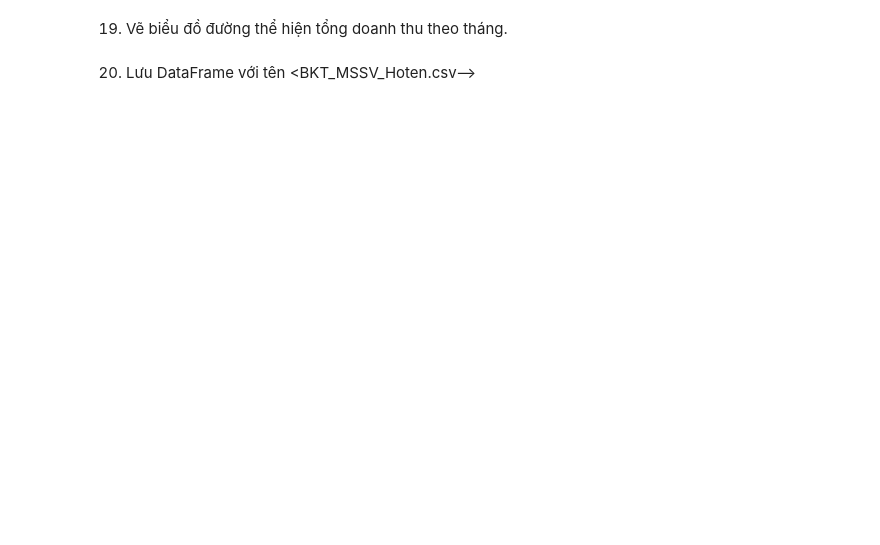
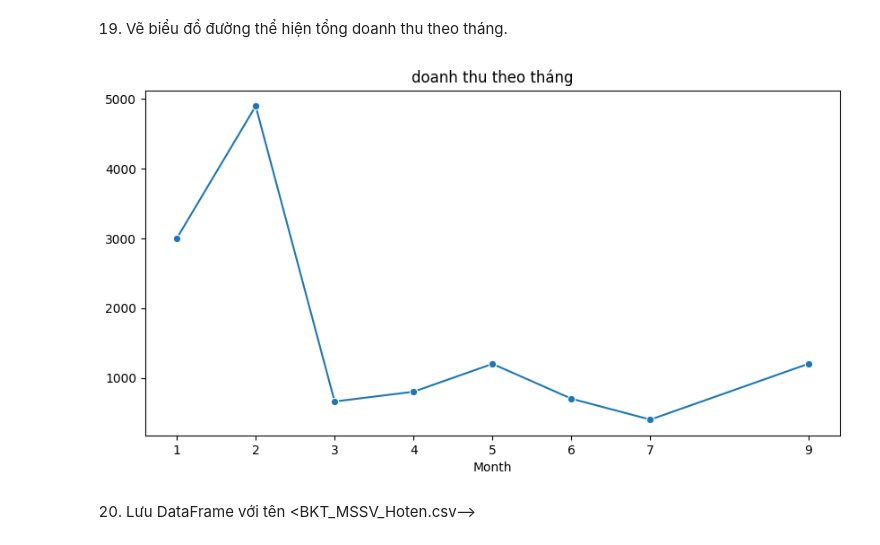
Before and after one commit to hoanganh2411/dulieuvahocsau, a Jupyter notebook: thigiuaki.ipynb, the cells around one changed output. Saved outputs shown, nothing was run; the diff lists cells and outputs as text; code cells hidden in the pictures; blank space fills up the shorter version.

```diff
--- a/thigiuaki.ipynb
+++ b/thigiuaki.ipynb
@@ -152,2 +211,5 @@ Tạo một cột mới trong Dataframe với tên <Revenue> gồm tổng doanh
 # %% [markdown]
 16. Tạo một cột mới <Discount> với giá trị giảm giá 10% nếu doanh thu (Revenue) > 1000, ngược lại giảm giá 5%.
+# %%
+df["Discount"] = df["Revenue"].apply(lambda x: 0.1 if x > 1000 else 0.05)
+df
@@ -157,3 +231,6 @@ Tạo một cột mới trong Dataframe với tên <Revenue> gồm tổng doanh
 Final_Revenue = Revenue - ( Revenue ×Discount ).
 
 Tạo một cột mới trong Dataframe với tên <Final_Revenue> gồm doanh thu sau giảm giá.
+# %%
+df["Final_Revenue"] = df["Revenue"] - (df["Revenue"] * df["Discount"])
+df
@@ -161,0 +251,3 @@ Tạo một cột mới trong Dataframe với tên <Final_Revenue> gồm doanh t
+# %%
+df["Month"] = df["Date"].dt.month
+df
@@ -162,4 +266,13 @@ Tạo một cột mới trong Dataframe với tên <Final_Revenue> gồm doanh t
 # %% [markdown]
 19. Vẽ biểu đồ đường thể hiện tổng doanh thu theo tháng.
+# %%
+monthly_revenue = df.groupby("Month")["Revenue"].sum()
+plt.figure(figsize=(10,5))
+sns.lineplot(x=monthly_revenue.index, y=monthly_revenue.values, marker="o")
+plt.xticks(monthly_revenue.index)
+plt.title("doanh thu theo tháng")
+plt.show()
+# %% [output]
+[figure, added]
 # %% [markdown]
 20. Lưu DataFrame với tên <BKT_MSSV_Hoten.csv-->
```
Also changed, not shown: parts of 14 cells of this notebook.
